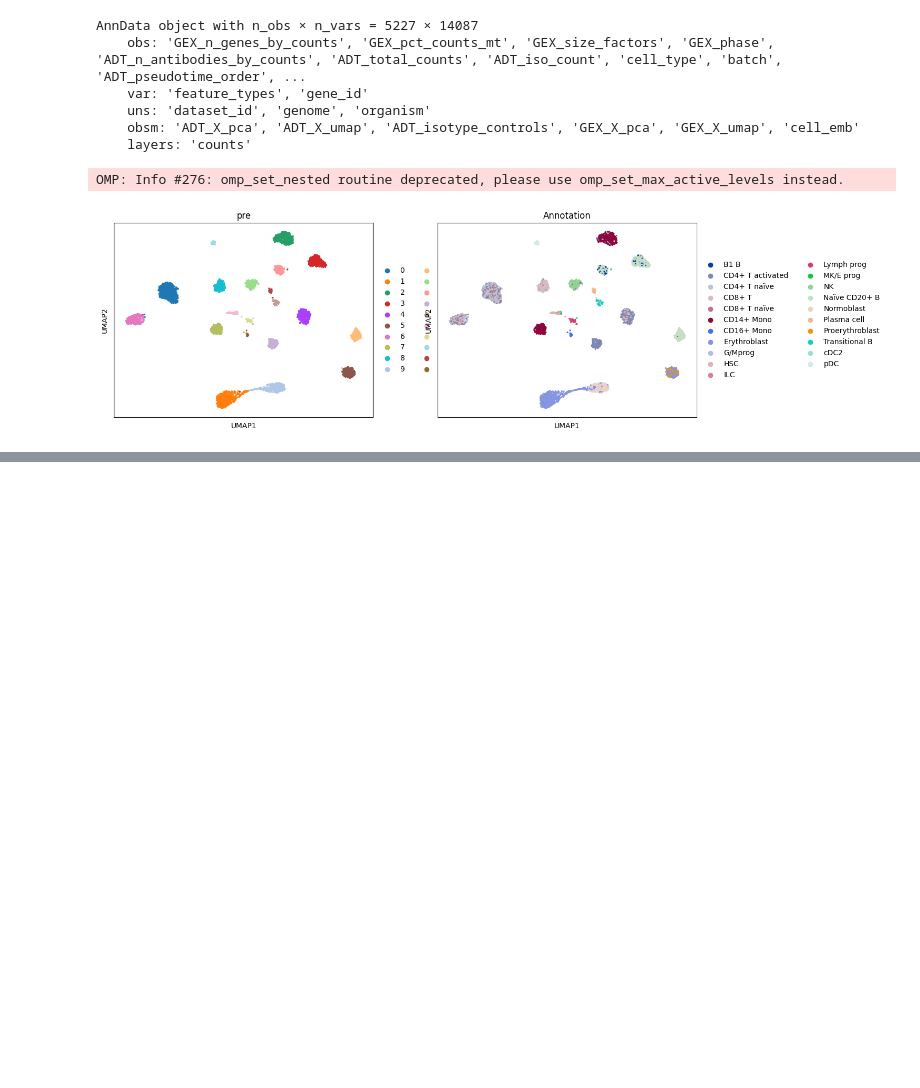
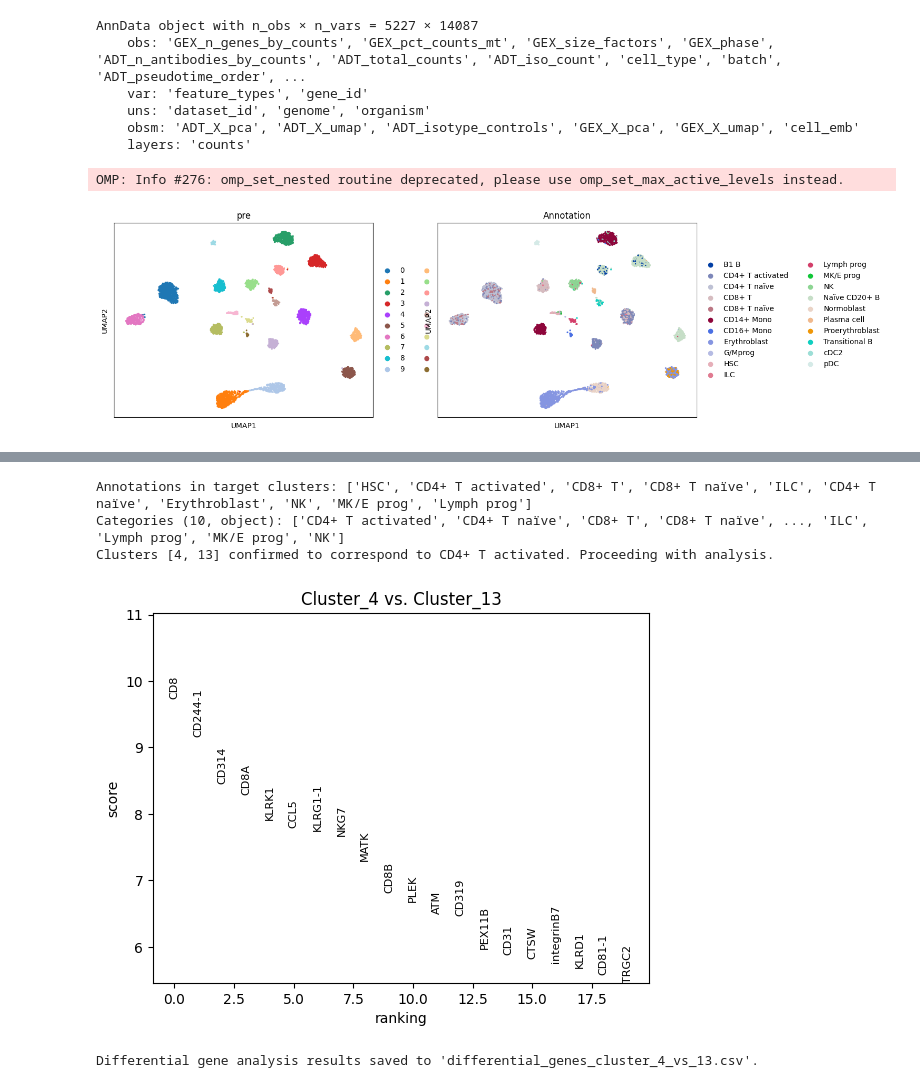
Before and after one commit to StickTaTa/ScFormer, a Jupyter notebook: Tutorial/26_pbmc_sample_result.ipynb, the cells around one changed output, grey strips where cells are left out. Cells and saved outputs as stored; diff of their text form; code cells hidden in the pictures; blank space fills up the shorter version.

Commit message:
update results

```diff
--- a/Tutorial/26_pbmc_sample_result.ipynb
+++ b/Tutorial/26_pbmc_sample_result.ipynb
@@ -63,0 +76,45 @@ sc.pl.umap(adata, color=['pre', 'Annotation'], show=True)
+# %%
+# 确认目标簇是否对应目标细胞类型
+target_clusters = [4, 13]
+target_annotation = 'CD4+ T activated'
+
+# 检查目标簇的细胞类型
+subset = adata[adata.obs['pre'].isin(target_clusters)]
+print("Annotations in target clusters:", subset.obs['Annotation'].unique())
+
+# 如果目标簇对应正确的细胞类型，继续分析
+if target_annotation in subset.obs['Annotation'].unique():
+    print(f"Clusters {target_clusters} confirmed to correspond to {target_annotation}. Proceeding with analysis.")
+
+    # 添加分组标签
+    adata.obs['Cluster'] = adata.obs['pre'].apply(
+        lambda x: f"Cluster_{x}" if x in target_clusters else 'Other'
+    )
+
+    # 差异表达分析：Cluster_4 vs Cluster_13
+    sc.tl.rank_genes_groups(adata, groupby='Cluster', reference='Cluster_13', groups=['Cluster_4'])
+
+    # 可视化差异表达基因
+    sc.pl.rank_genes_groups(adata, n_genes=20, sharey=False)
+
+    # 导出差异基因结果
+    de_genes = adata.uns['rank_genes_groups']
+    de_genes_df = pd.DataFrame({
+        'Gene': de_genes['names']['Cluster_4'],
+        'LogFC': de_genes['logfoldchanges']['Cluster_4'],
+        'pvals': de_genes['pvals']['Cluster_4'],
+        'adj_pvals': de_genes['pvals_adj']['Cluster_4']
+    })
+
+    # 保存到文件
+    # de_genes_df.to_csv('differential_genes_cluster_4_vs_13.csv', index=False)
+    print("Differential gene analysis results saved to 'differential_genes_cluster_4_vs_13.csv'.")
+
+else:
+    print(f"Clusters {target_clusters} do not correspond to {target_annotation}. Please check the data.")
+# %% [output]
+Annotations in target clusters: ['HSC', 'CD4+ T activated', 'CD8+ T', 'CD8+ T naïve', 'ILC', 'CD4+ T naïve', 'Erythroblast', 'NK', 'MK/E prog', 'Lymph prog']
+Categories (10, object): ['CD4+ T activated', 'CD4+ T naïve', 'CD8+ T', 'CD8+ T naïve', ..., 'ILC', 'Lymph prog', 'MK/E prog', 'NK']
+Clusters [4, 13] confirmed to correspond to CD4+ T activated. Proceeding with analysis.
+[figure, added]
+Differential gene analysis results saved to 'differential_genes_cluster_4_vs_13.csv'.
```
Also changed, not shown: parts of 8 cells of this notebook, 2 other files.
